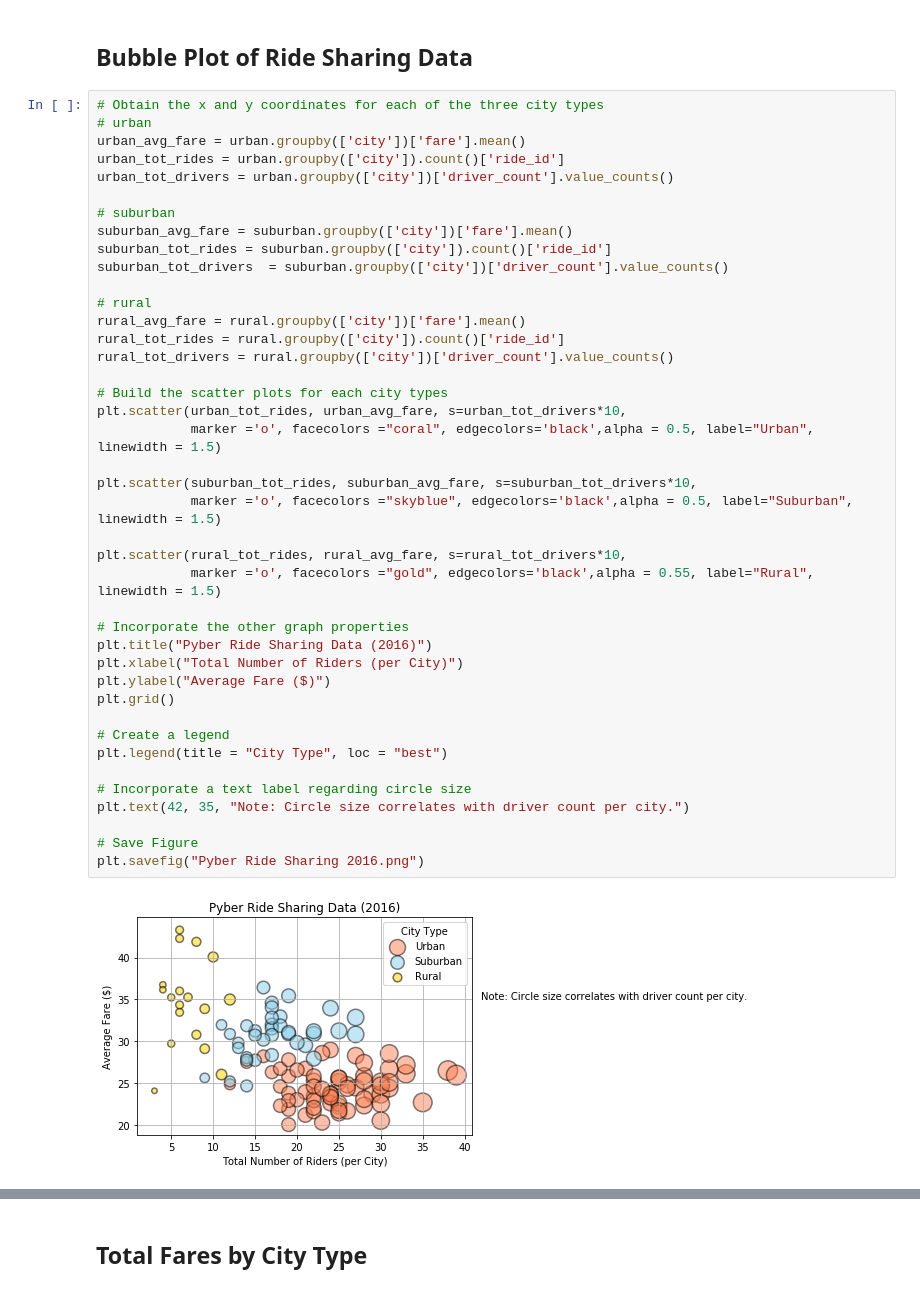
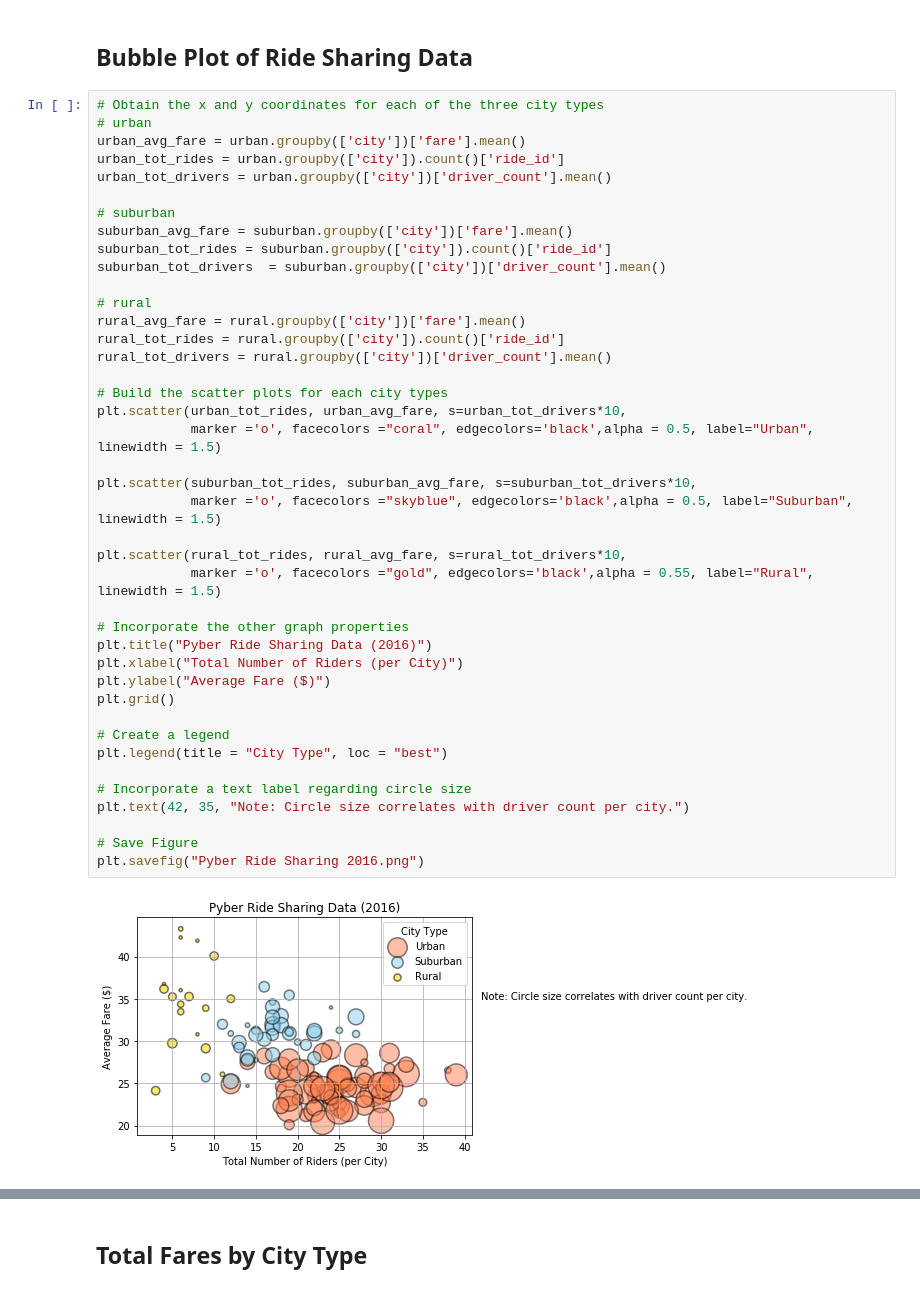
Before and after one commit to npatel711/Assignment-5, a Jupyter notebook: pyber_starter.ipynb, the cells around one changed output, grey strips where cells are left out. Saved outputs shown, nothing was run; the diff lists cells and outputs as text.

```diff
--- a/pyber_starter.ipynb
+++ b/pyber_starter.ipynb
@@ -36,44 +36,44 @@ rural = data.loc[(data["type"] == "Rural")]
 # urban
 urban_avg_fare = urban.groupby(['city'])['fare'].mean()
 urban_tot_rides = urban.groupby(['city']).count()['ride_id']
-urban_tot_drivers = urban.groupby(['city'])['driver_count'].value_counts()
+urban_tot_drivers = urban.groupby(['city'])['driver_count'].mean()
 
 # suburban
 suburban_avg_fare = suburban.groupby(['city'])['fare'].mean()
 suburban_tot_rides = suburban.groupby(['city']).count()['ride_id']
-suburban_tot_drivers  = suburban.groupby(['city'])['driver_count'].value_counts()
+suburban_tot_drivers  = suburban.groupby(['city'])['driver_count'].mean()
 
 # rural
 rural_avg_fare = rural.groupby(['city'])['fare'].mean()
 rural_tot_rides = rural.groupby(['city']).count()['ride_id']
-rural_tot_drivers = rural.groupby(['city'])['driver_count'].value_counts()
+rural_tot_drivers = rural.groupby(['city'])['driver_count'].mean()
 
 # Build the scatter plots for each city types
 plt.scatter(urban_tot_rides, urban_avg_fare, s=urban_tot_drivers*10,
             marker ='o', facecolors ="coral", edgecolors='black',alpha = 0.5, label="Urban", linewidth = 1.5)
 
 plt.scatter(suburban_tot_rides, suburban_avg_fare, s=suburban_tot_drivers*10,
             marker ='o', facecolors ="skyblue", edgecolors='black',alpha = 0.5, label="Suburban", linewidth = 1.5)
 
 plt.scatter(rural_tot_rides, rural_avg_fare, s=rural_tot_drivers*10,
             marker ='o', facecolors ="gold", edgecolors='black',alpha = 0.55, label="Rural", linewidth = 1.5)
 
 # Incorporate the other graph properties
 plt.title("Pyber Ride Sharing Data (2016)")
 plt.xlabel("Total Number of Riders (per City)")
 plt.ylabel("Average Fare ($)")
 plt.grid()
 
 # Create a legend
 plt.legend(title = "City Type", loc = "best")
 
 # Incorporate a text label regarding circle size
 plt.text(42, 35, "Note: Circle size correlates with driver count per city.")
 
 # Save Figure
 plt.savefig("Pyber Ride Sharing 2016.png")
 # %% [output]
-[figure, old version]
+[figure, new version]
 # %%
 # Show plot
 plt.show()
```
Also changed, not shown: parts of 1 cell of this notebook, 1 other file.
